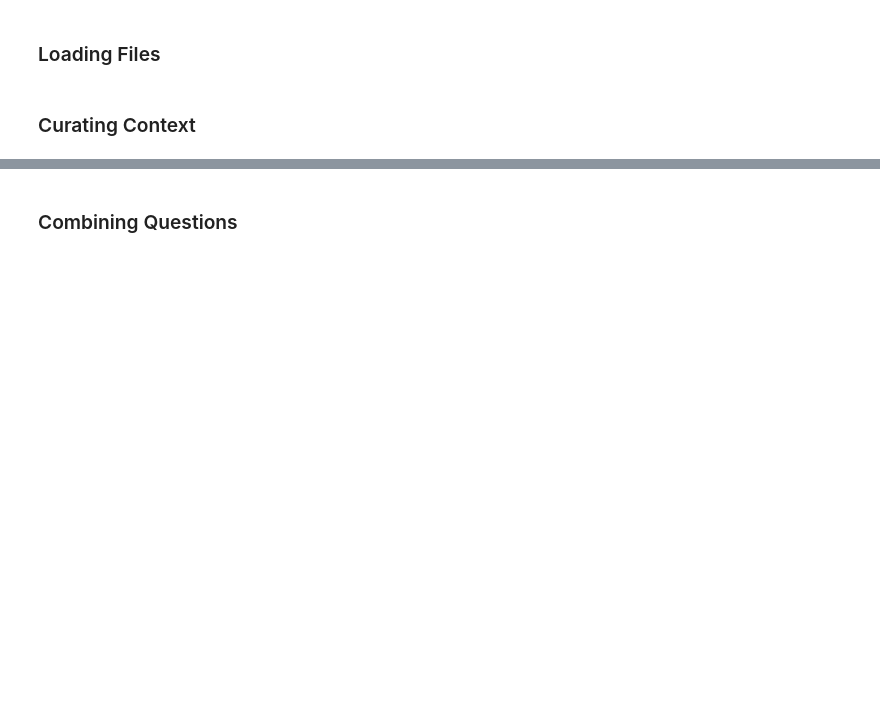
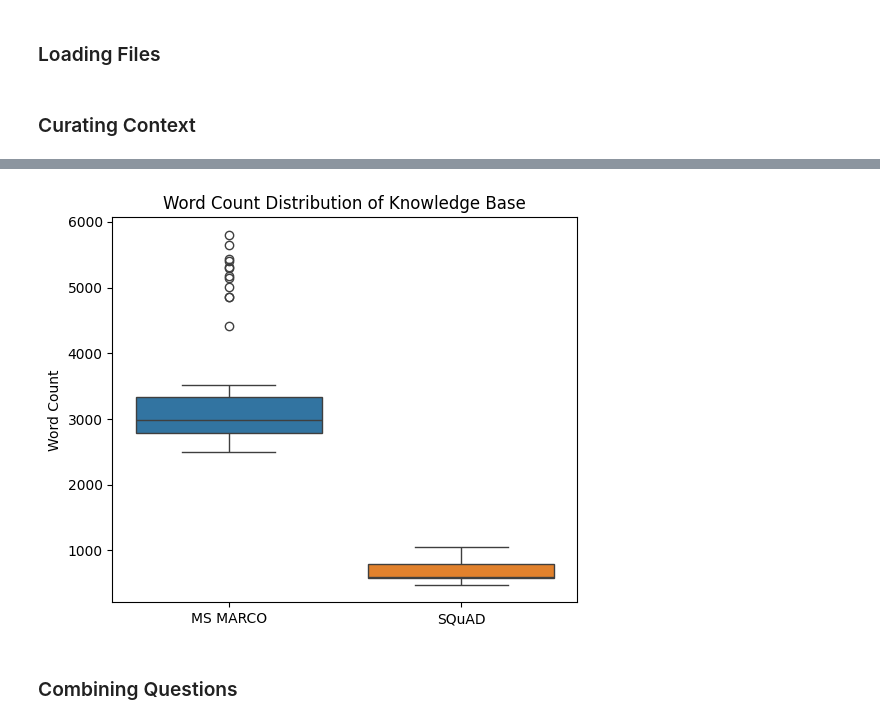
Before and after one commit to MarcusO17/RAG-FYP2024, a Jupyter notebook: src/data-curation/dataset.ipynb, the cells around one changed output, grey strips where cells are left out. Saved outputs shown, nothing was run; the diff lists cells and outputs as text; code cells hidden in the pictures; blank space fills up the shorter version.

```diff
--- a/src/data-curation/dataset.ipynb
+++ b/src/data-curation/dataset.ipynb
@@ -34,3 +53,13 @@ df_context.to_csv('../../data/MainDataset/data/Context.csv', index=False)
+# %%
+df_vis = pd.DataFrame({"MS MARCO": df_context[df_context['dataset'] == 'MS MARCO']['context'].str.len(),
+                       "SQuAD" :  df_context[df_context['dataset'] == 'SQuAD']['context'].str.len()})
+plt.figure(figsize=(6,5))
+sns.boxplot(df_vis)
+plt.title('Word Count Distribution of Knowledge Base')
+plt.ylabel('Word Count')
+plt.show()
+# %% [output]
+[figure, added]
 # %% [markdown]
 ### Combining Questions
 # %%
```
Also changed, not shown: parts of 15 cells of this notebook.
